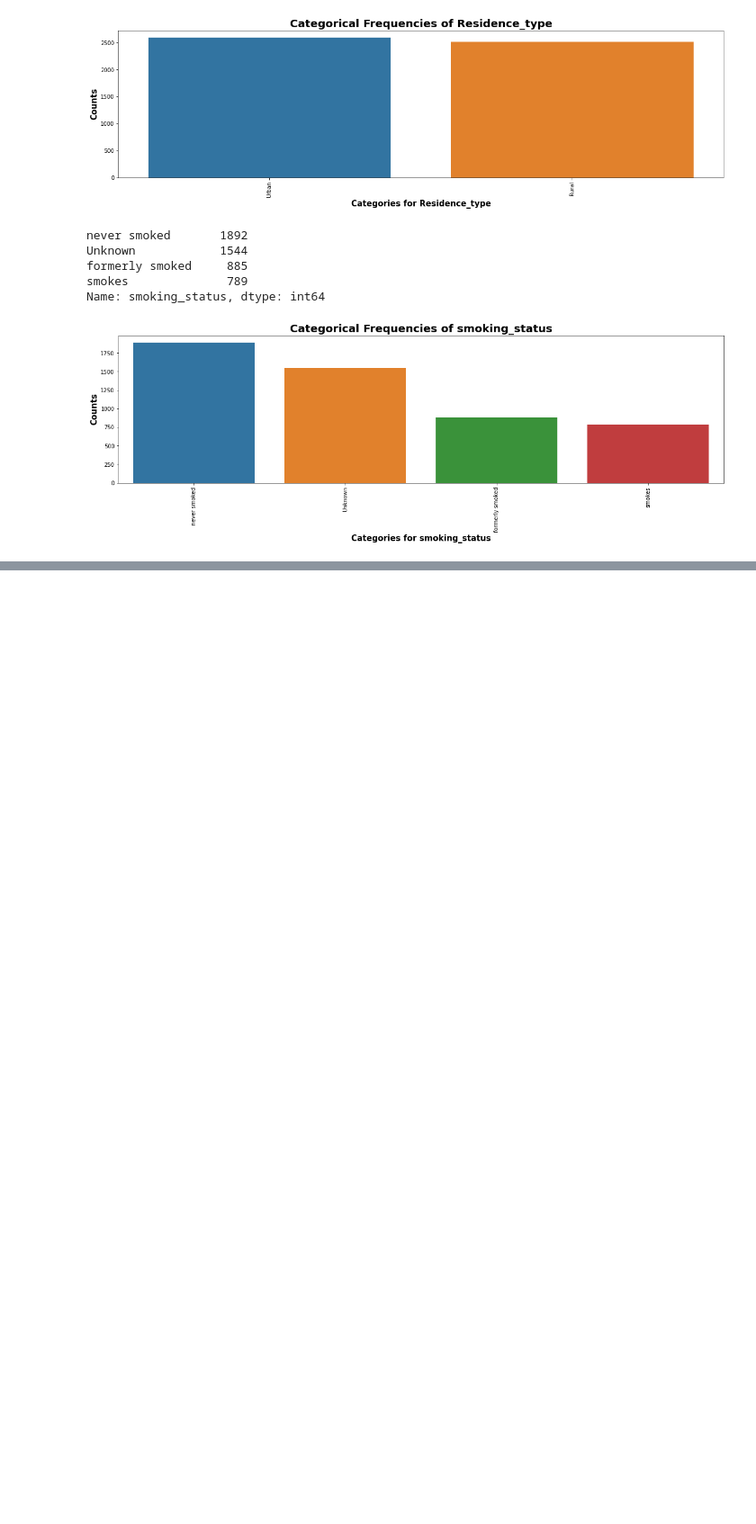
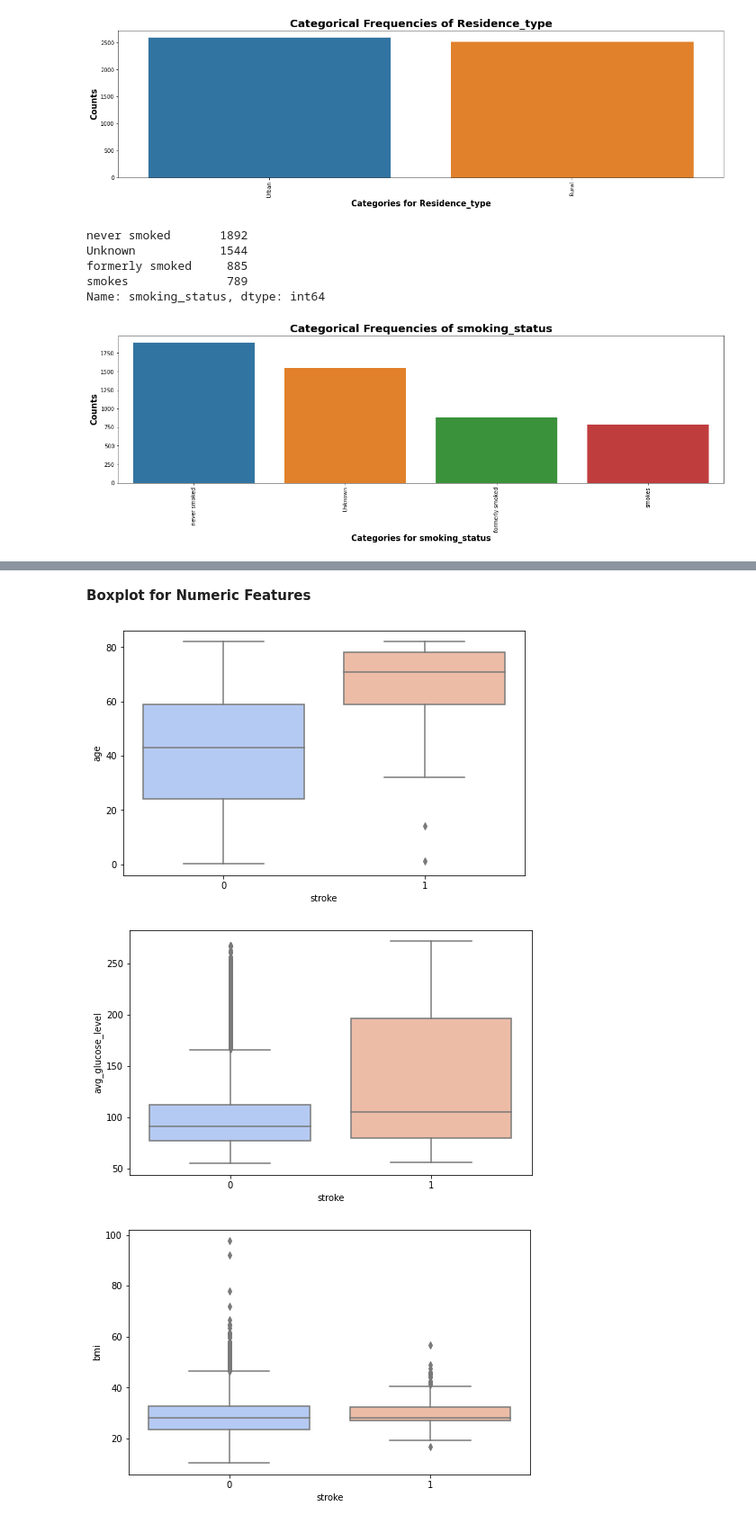
Before and after one commit to hstevans/Cirrhosis-Stroke-Predictions--Machine-Learning--Classification-Models, a Jupyter notebook: Stroke_Predictions_Machine_Learning_Classification_Models_Part_2_Preprocessing.ipynb, the cells around one changed output, grey strips where cells are left out. Shown at 90% size. Drawn from its saved outputs; the diff is of its cells as text; code cells hidden in the pictures; blank space fills up the shorter version.

```diff
--- a/Stroke_Predictions_Machine_Learning_Classification_Models_Part_2_Preprocessing.ipynb
+++ b/Stroke_Predictions_Machine_Learning_Classification_Models_Part_2_Preprocessing.ipynb
@@ -382,0 +421,16 @@ Name: smoking_status, dtype: int64
+# %% [markdown]
+**Boxplot for Numeric Features**
+# %%
+def boxplot(x):
+    plt.figure(figsize=(8,5))
+    sns.boxplot(data=df, x="stroke",y=df[x],palette="coolwarm")
+    plt.show()
+
+
+feature_list = ['age','avg_glucose_level','bmi']
+for i in feature_list:
+    boxplot(i)
+# %% [output]
+[figure, added]
+[figure, added]
+[figure, added]
```
Also changed, not shown: parts of 34 cells of this notebook.
